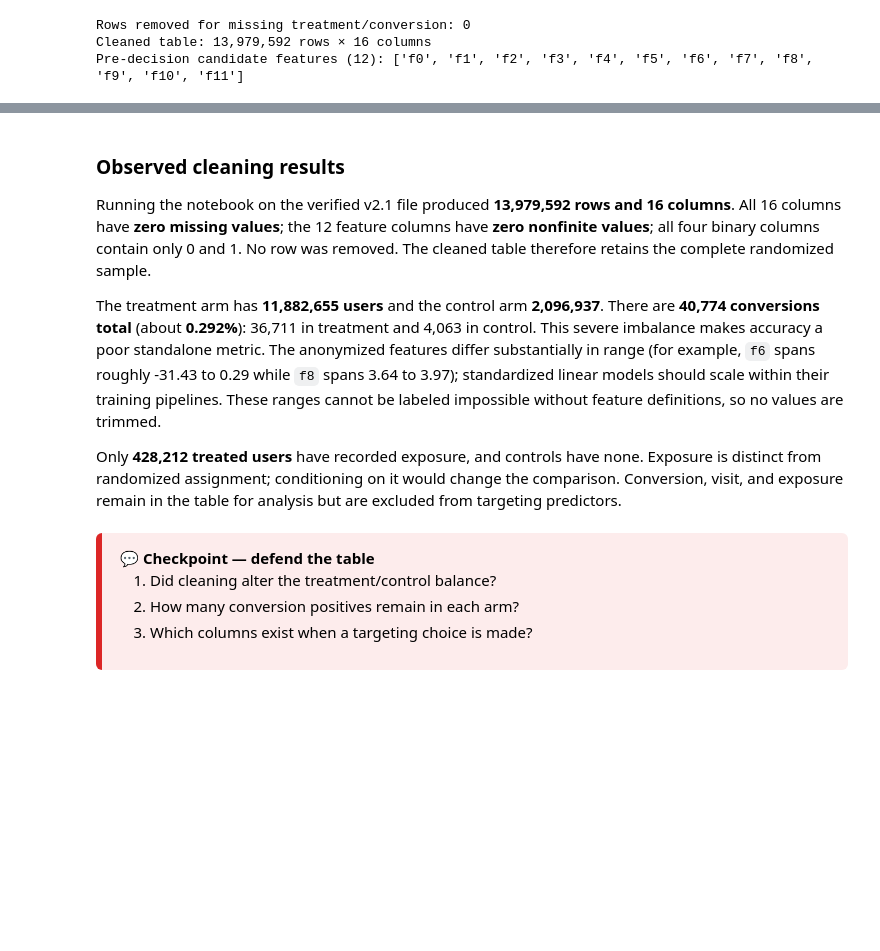
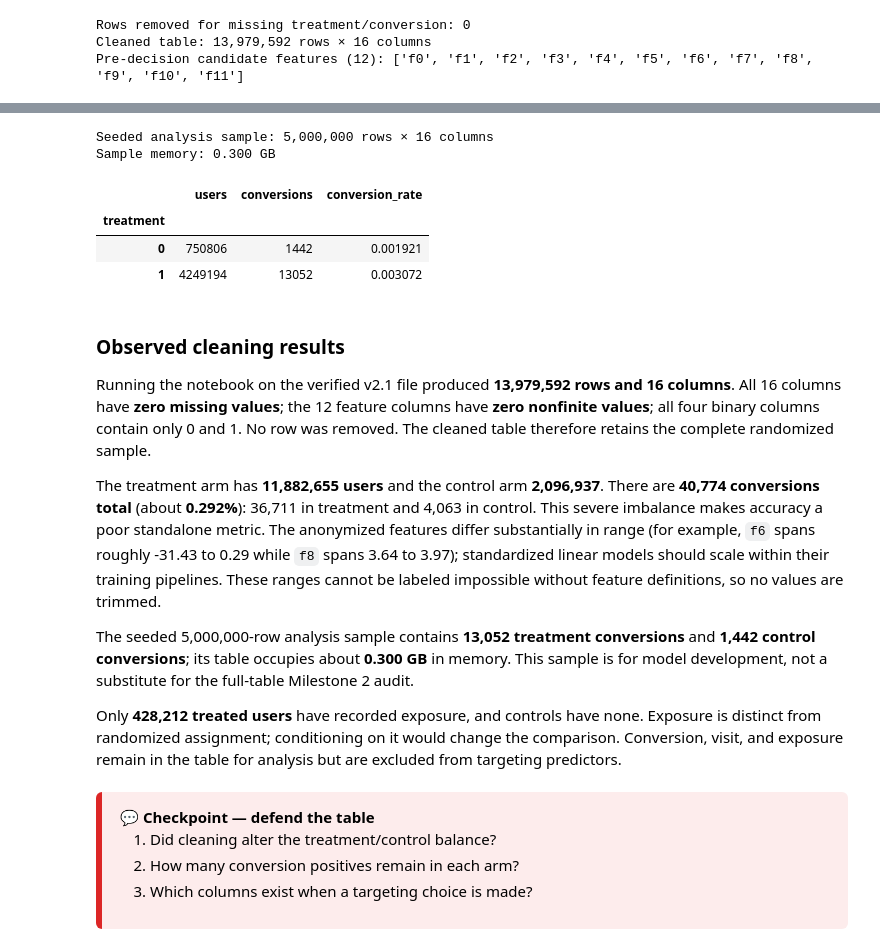
Before and after one commit to abhigunasekar/CS209A-Final_Project, a Jupyter notebook: final_project.ipynb, the cells around one changed output, grey strips where cells are left out. Drawn from its saved outputs; the diff is of its cells as text; code cells hidden in the pictures; blank space fills up the shorter version.

Commit message:
Add seeded analysis sample per project staff guidance

```diff
--- a/final_project.ipynb
+++ b/final_project.ipynb
@@ -330,3 +334,23 @@ Pre-decision candidate features (12): ['f0', 'f1', 'f2', 'f3', 'f4', 'f5', 'f6',
+# %%
+SAMPLE_SIZE = 5_000_000
+analysis_df = cleaned_df.sample(n=min(SAMPLE_SIZE, len(cleaned_df)),
+                                random_state=109).copy()
+
+sample_counts = analysis_df.groupby("treatment")["conversion"].agg(
+    users="count", conversions="sum", conversion_rate="mean"
+)
+print(f"Seeded analysis sample: {len(analysis_df):,} rows × {analysis_df.shape[1]} columns")
+print(f"Sample memory: {analysis_df.memory_usage(deep=True).sum() / 1e9:.3f} GB")
+display(sample_counts)
+assert set(sample_counts.index) == {0, 1}
+assert sample_counts["conversions"].min() > 0
+# %% [output]
+Seeded analysis sample: 5,000,000 rows × 16 columns
+Sample memory: 0.300 GB
+|  | users | conversions | conversion_rate |
+| treatment |  |  |  |
+| 0 | 750806 | 1442 | 0.001921 |
+| 1 | 4249194 | 13052 | 0.003072 |
 # %% [markdown]
 ### Observed cleaning results
 
@@ -334,6 +358,8 @@ Running the notebook on the verified v2.1 file produced **13,979,592 rows and 16
 
 The treatment arm has **11,882,655 users** and the control arm **2,096,937**. There are **40,774 conversions total** (about **0.292%**): 36,711 in treatment and 4,063 in control. This severe imbalance makes accuracy a poor standalone metric. The anonymized features differ substantially in range (for example, `f6` spans roughly -31.43 to 0.29 while `f8` spans 3.64 to 3.97); standardized linear models should scale within their training pipelines. These ranges cannot be labeled impossible without feature definitions, so no values are trimmed.
 
+The seeded 5,000,000-row analysis sample contains **13,052 treatment conversions** and **1,442 control conversions**; its table occupies about **0.300 GB** in memory. This sample is for model development, not a substitute for the full-table Milestone 2 audit.
+
 Only **428,212 treated users** have recorded exposure, and controls have none. Exposure is distinct from randomized assignment; conditioning on it would change the comparison. Conversion, visit, and exposure remain in the table for analysis but are excluded from targeting predictors.
 # %% [markdown]
 <div style="background:#FDECEC;border-left:6px solid #DC2626;padding:14px 18px;border-radius:6px;">
```
Also changed, not shown: parts of 1 cell of this notebook, 1 other file.
